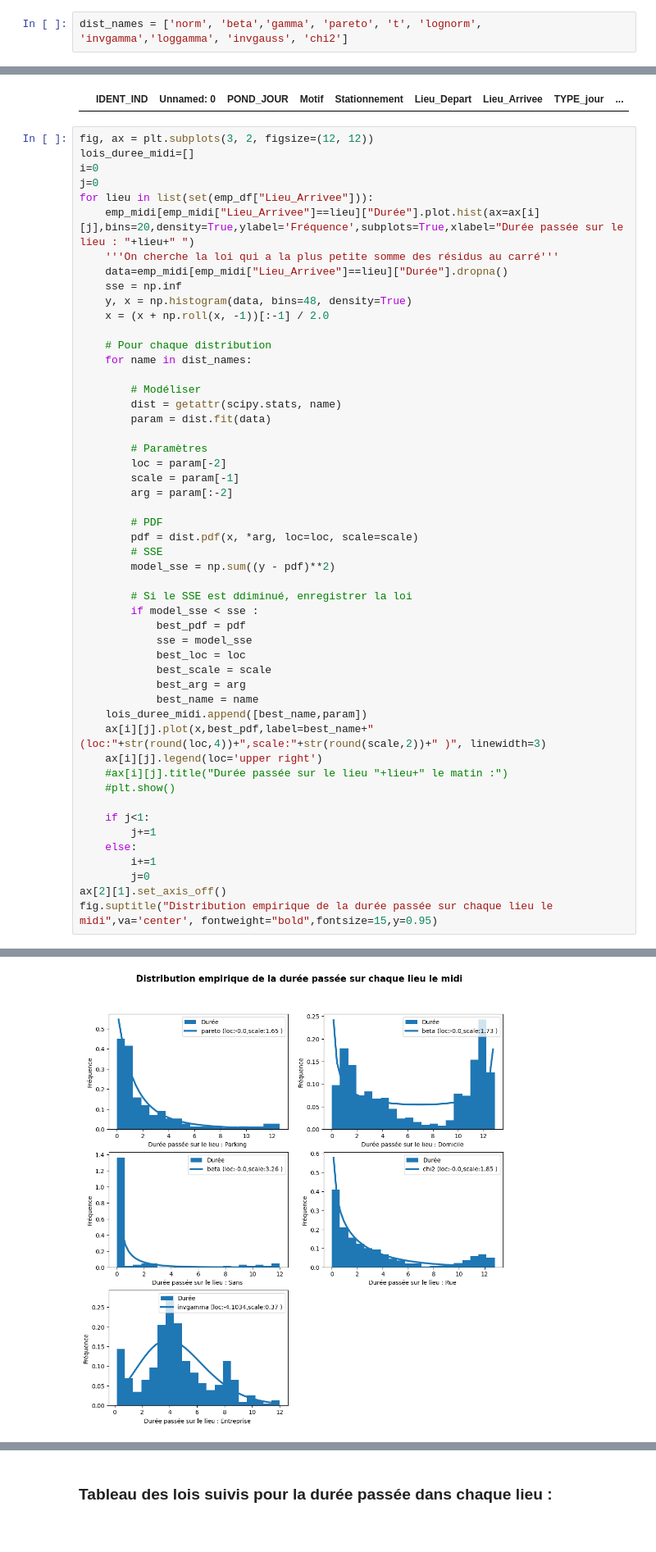
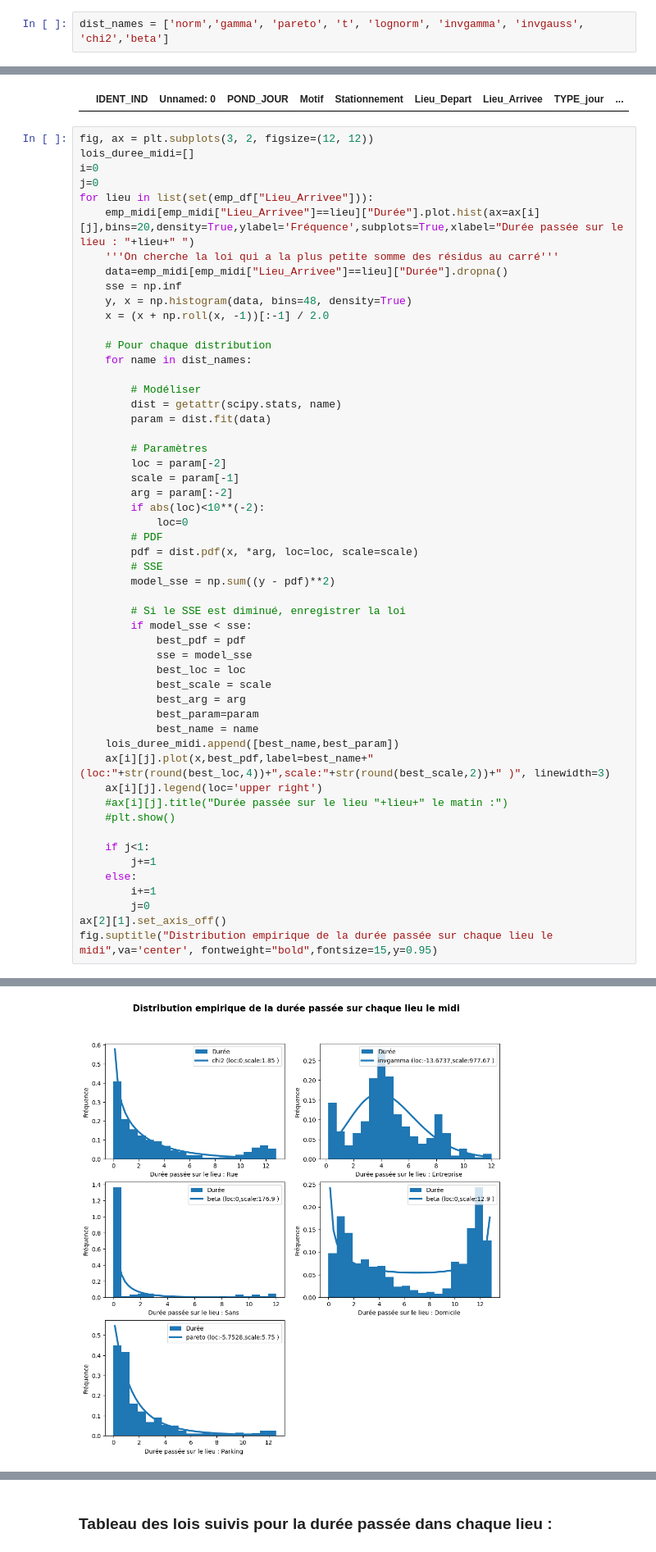
Before and after one commit to kilianguillon/Projet_statapp, a Jupyter notebook: DureeLieu.ipynb, the cells around one changed output, grey strips where cells are left out. Shown at 82% size. Cells and saved outputs as stored; diff of their text form.

```diff
--- a/DureeLieu.ipynb
+++ b/DureeLieu.ipynb
@@ -70,4 +70,4 @@ emp_soir=emp_df[(emp_df["HEURE_DEPART"]>17)&( emp_df["HEURE_DEPART"]<=24)]
 # %% [markdown]
 ### Représentation graphique de la durée passée dans chaque lieu pour chaque période de la journée :
 # %%
-dist_names = ['norm', 'beta','gamma', 'pareto', 't', 'lognorm', 'invgamma','loggamma', 'invgauss', 'chi2']
+dist_names = ['norm','gamma', 'pareto', 't', 'lognorm', 'invgamma', 'invgauss', 'chi2','beta']
@@ -166,56 +180,58 @@ fig, ax = plt.subplots(3, 2, figsize=(12, 12))
 lois_duree_midi=[]
 i=0
 j=0
 for lieu in list(set(emp_df["Lieu_Arrivee"])):
     emp_midi[emp_midi["Lieu_Arrivee"]==lieu]["Durée"].plot.hist(ax=ax[i][j],bins=20,density=True,ylabel='Fréquence',subplots=True,xlabel="Durée passée sur le lieu : "+lieu+" ")
     '''On cherche la loi qui a la plus petite somme des résidus au carré'''
     data=emp_midi[emp_midi["Lieu_Arrivee"]==lieu]["Durée"].dropna()
     sse = np.inf
     y, x = np.histogram(data, bins=48, density=True)
     x = (x + np.roll(x, -1))[:-1] / 2.0
 
     # Pour chaque distribution
     for name in dist_names:
 
-    	# Modéliser
-    	dist = getattr(scipy.stats, name)
-    	param = dist.fit(data)
+        # Modéliser
+        dist = getattr(scipy.stats, name)
+        param = dist.fit(data)
 
-    	# Paramètres
-    	loc = param[-2]
-    	scale = param[-1]
-    	arg = param[:-2]
+        # Paramètres
+        loc = param[-2]
+        scale = param[-1]
+        arg = param[:-2]
+        if abs(loc)<10**(-2):
+            loc=0
+        # PDF
+        pdf = dist.pdf(x, *arg, loc=loc, scale=scale)
+        # SSE
+        model_sse = np.sum((y - pdf)**2)
 
-    	# PDF
-    	pdf = dist.pdf(x, *arg, loc=loc, scale=scale)
-    	# SSE
-    	model_sse = np.sum((y - pdf)**2)
-
-    	# Si le SSE est ddiminué, enregistrer la loi
-    	if model_sse < sse :
-    		best_pdf = pdf
-    		sse = model_sse
-    		best_loc = loc
-    		best_scale = scale
-    		best_arg = arg
-    		best_name = name
-    lois_duree_midi.append([best_name,param])
-    ax[i][j].plot(x,best_pdf,label=best_name+" (loc:"+str(round(loc,4))+",scale:"+str(round(scale,2))+" )", linewidth=3)
+        # Si le SSE est diminué, enregistrer la loi
+        if model_sse < sse:
+            best_pdf = pdf
+            sse = model_sse
+            best_loc = loc
+            best_scale = scale
+            best_arg = arg
+            best_param=param
+            best_name = name
+    lois_duree_midi.append([best_name,best_param])
+    ax[i][j].plot(x,best_pdf,label=best_name+" (loc:"+str(round(best_loc,4))+",scale:"+str(round(best_scale,2))+" )", linewidth=3)
     ax[i][j].legend(loc='upper right')
     #ax[i][j].title("Durée passée sur le lieu "+lieu+" le matin :")
     #plt.show()
 
     if j<1:
         j+=1
     else:
         i+=1
         j=0
 ax[2][1].set_axis_off()
 fig.suptitle("Distribution empirique de la durée passée sur chaque lieu le midi",va='center', fontweight="bold",fontsize=15,y=0.95)
 # %% [output]
   a, b = optimize.fsolve(func, (1.0, 1.0))
 Text(0.5, 0.95, 'Distribution empirique de la durée passée sur chaque lieu le midi')
-[figure, old version]
+[figure, new version]
 # %%
 fig, ax = plt.subplots(3, 2, figsize=(12, 12))
 lois_duree_am=[]
```
Also changed, not shown: parts of 7 cells of this notebook, 3 other files.
